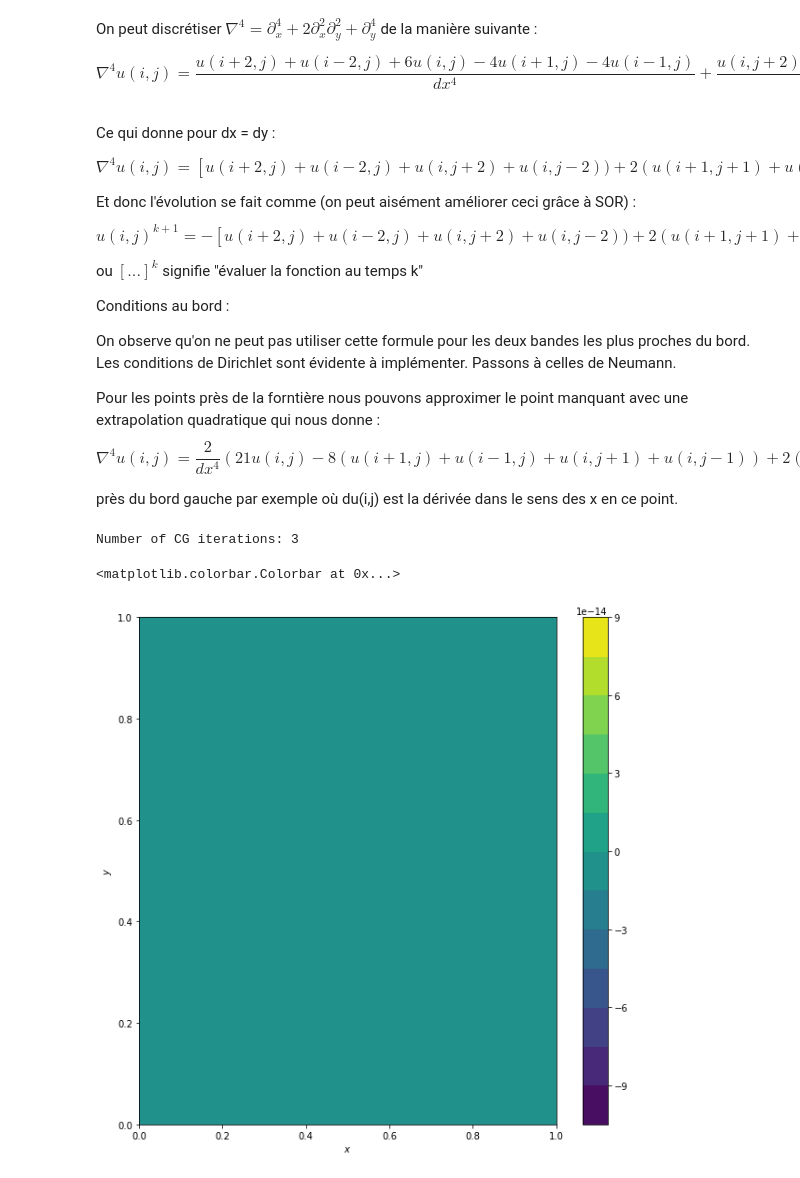
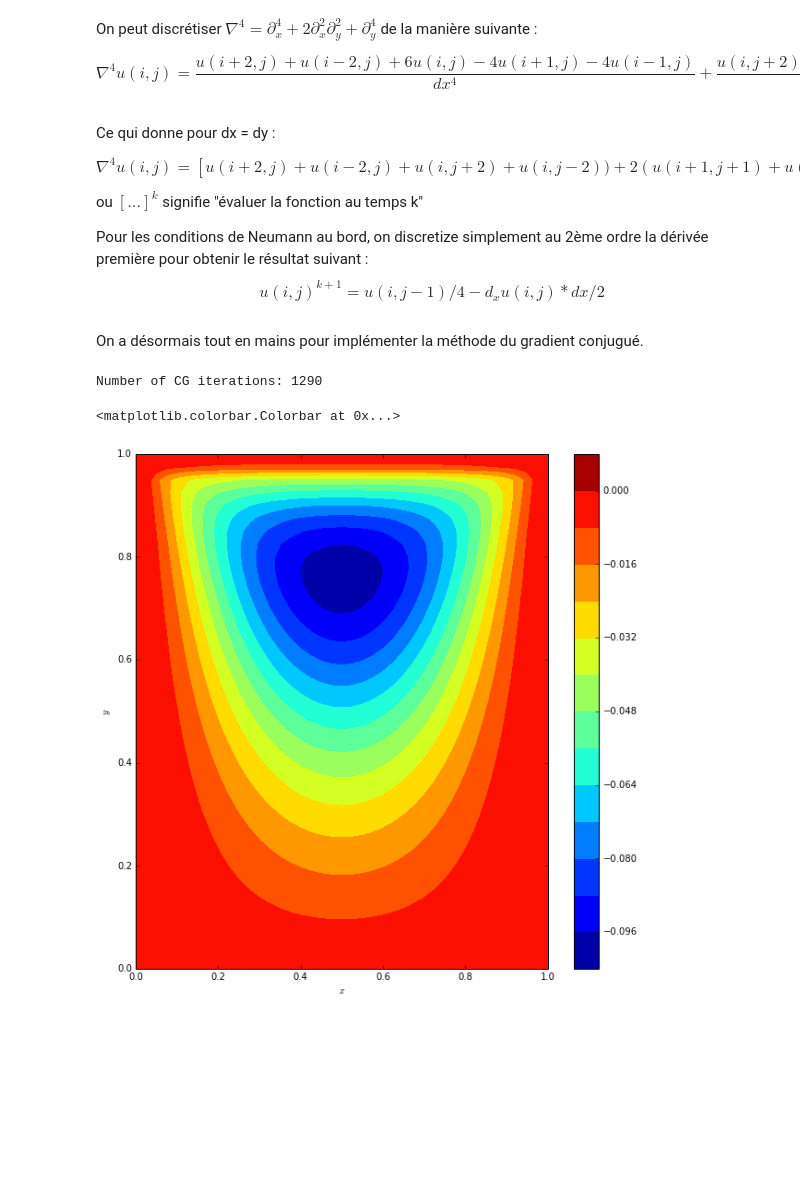
Before and after one commit to costerck/numerical-mooc, a Jupyter notebook: working/Lesson 5/Lesson5Assignement.ipynb, the cells around one changed output. Saved outputs shown, nothing was run; the diff lists cells and outputs as text; code cells hidden in the pictures; blank space fills up the shorter version.

```diff
--- a/working/Lesson 5/Lesson5Assignement.ipynb
+++ b/working/Lesson 5/Lesson5Assignement.ipynb
@@ -251,27 +268,17 @@ On peut discrétiser $\nabla ^4 = \partial ^4_x + 2\partial^2_x\partial^2_y + \p
 Ce qui donne pour dx = dy :
 
 \begin{equation}
-\nabla^4 u(i,j) = [u(i+2, j) +u(i-2, j) + u(i, j+2) + u(i, j-2)) + 2 (u(i+1, j+1) + u (i+1, j-1) + u(i-1, j+1) + u(i-1, j-1)) -8 (u(i+1, j) + u(i-1, j) + u(i, j+1) + u(i, j-1)) + 20 u(i,j)]2/dx^4
-\end{equation}
-
-Et donc l'évolution se fait comme (on peut aisément améliorer ceci grâce à SOR) :
-\begin{equation}
-u(i,j)^{k+1} = -[u(i+2, j) +u(i-2, j) + u(i, j+2) + u(i, j-2)) + 2 (u(i+1, j+1) + u (i+1, j-1) + u(i-1, j+1) + u(i-1, j-1)) -8 (u(i+1, j) + u(i-1, j) + u(i, j+1) + u(i, j-1))]^k/20
+\nabla^4 u(i,j) = [u(i+2, j) +u(i-2, j) + u(i, j+2) + u(i, j-2)) + 2 (u(i+1, j+1) + u (i+1, j-1) + u(i-1, j+1) + u(i-1, j-1)) -8 (u(i+1, j) + u(i-1, j) + u(i, j+1) + u(i, j-1)) + 20 u(i,j)]/dx^4
 \end{equation}
 
 ou $[...]^k$ signifie "évaluer la fonction au temps k"
 
-Conditions au bord :
-
-On observe qu'on ne peut pas utiliser cette formule pour les deux bandes les plus proches du bord.
-Les conditions de Dirichlet sont évidente à implémenter. Passons à celles de Neumann.
-
-Pour les points près de la forntière nous pouvons approximer le point manquant avec une extrapolation quadratique qui nous donne :
+Pour les conditions de Neumann au bord, on discretize simplement au 2ème ordre la dérivée première pour obtenir le résultat suivant :
 \begin{equation}
-\nabla^4 u(i,j)= \frac{2}{dx^4}(21u(i,j) -8 (u(i+1, j) + u(i-1, j) + u(i, j+1) + u(i, j-1)) + 2 (u(i+1, j+1) + u (i+1, j-1) + u(i-1, j+1) + u(i-1, j-1)) + u(i+2, j) + + u(i, j+2) + u(i, j-2))+ h*du(i,j))
+u(i,j)^{k+1} = u(i, j-1)/4 - d_x u(i,j) *dx/2
 \end{equation}
-
-près du bord gauche par exemple où du(i,j) est la dérivée dans le sens des x en ce point.
+# %% [markdown]
+On a désormais tout en mains pour implémenter la méthode du gradient conjugué.
 # %%
 #defining grid
 nx = 41
@@ -294,5 +323,25 @@ l1_target = 1e-6
 # %%
-def biharmonic(u):
+def biharmonic(u, v, dx):
+    '''Calculate the biharmonic of a 2D array and apply some boundary condition
+
+    Parameters:
+    ----------
+    p : 2D array of floats
+    v : parameter for boundary condition
+    dy: float
+        Mesh spacing in y direction
+
+
+    Returns:
+    -------
+    biharm: 2D array of float
+        biharmonic of p
+    '''
+    #calculate de biharmonic of u
+        #enforcing BC
+    u=enforce_BC(u, v, dx)
     biharm=numpy.zeros(u.shape)
-    biharm[2:-2,2:-2] = u[2:-2,2:-2]*21 + u[4:,2:-2] +u[:-4, 2:-2] + u[2:-2, 4:] + u[2:-2, :-4] + 2*(u[3:-1, 3:-1] + u[3:-1, 1:-3] + u[1:-3, 3:-1] + u[1:-3, 1:-3]) - 8*(u[3:-1,2:-2] + u[1:-3, 2:-2] + u[2:-2, 3:-1] + u[2:-2, 1:-3])
+    biharm[2:-2,2:-2] = (u[2:-2,2:-2]*20 + u[4:,2:-2] +u[:-4, 2:-2] + u[2:-2, 4:] + u[2:-2, :-4] +\
+                         2*(u[3:-1, 3:-1] + u[3:-1, 1:-3] + u[1:-3, 3:-1] + u[1:-3, 1:-3]) - \
+                         8*(u[3:-1,2:-2] + u[1:-3, 2:-2] + u[2:-2, 3:-1] + u[2:-2, 1:-3]))/dx**4
     return biharm
@@ -395,17 +417,17 @@ def conjugate_gradient_2d(p, dx, dy, l1_target):
 # %%
-p = conjugate_gradient_2d(p, dx, dy, l1_target)[0]
+p = numpy.zeros((ny,nx))
+p, l2 = conjugate_gradient_2d(p, dx, dy, 1, l1_target)
 # %% [output]
-Number of CG iterations: 3
+Number of CG iterations: 1290
 # %%
 #print w
 x=numpy.linspace(0, l, nx)
 y=numpy.linspace(0, h, ny)
 pyplot.figure(figsize=(10,10))
-pyplot.contourf(x,y,w,15)
-#pyplot.contourf(x, y, p, 20)
+pyplot.contourf(x,y,p,15)
 pyplot.xlabel('$x$')
 pyplot.ylabel('$y$')
 pyplot.colorbar()
 # %% [output]
 <matplotlib.colorbar.Colorbar at 0x...>
-[figure, old version]
+[figure, new version]
```
Also changed, not shown: parts of 19 cells of this notebook, 8 other files.
